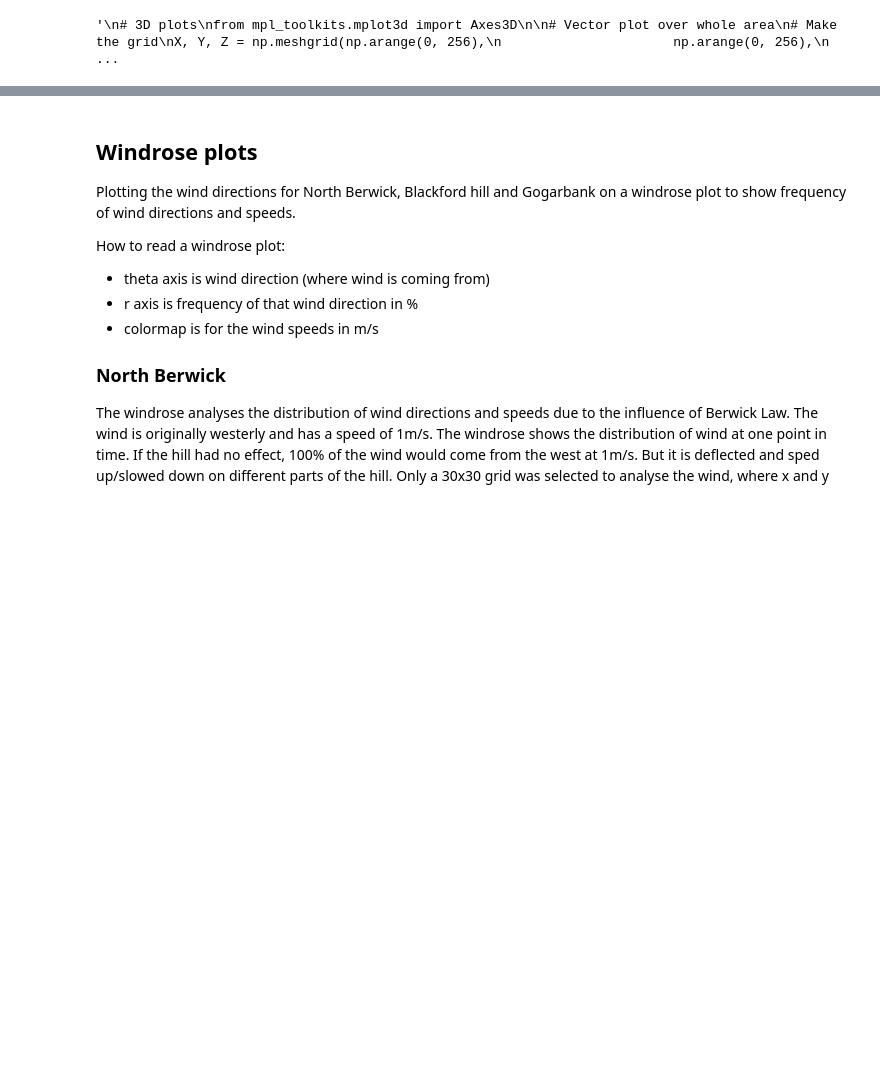
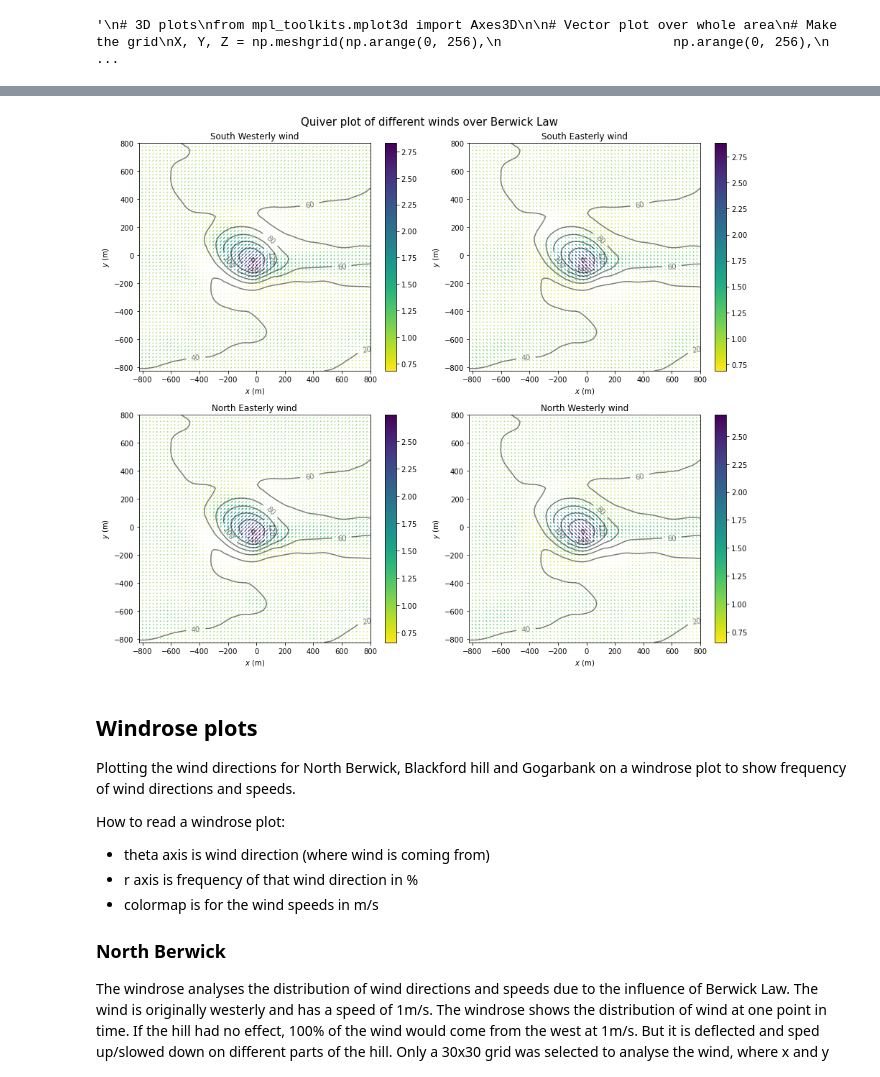
Before and after one commit to dhegedus99/MetGroupProject, a Jupyter notebook: WindNotebook.ipynb, the cells around one changed output, grey strips where cells are left out. Drawn from its saved outputs; the diff is of its cells as text; code cells hidden in the pictures; blank space fills up the shorter version.

```diff
--- a/WindNotebook.ipynb
+++ b/WindNotebook.ipynb
@@ -330,3 +455,47 @@ ax.quiver(X, Y, Z, u, v, w)
+# %%
+def quiver_wind(u,v,wind,z,title):
+    """
+    Input:
+    - u, v: wind components
+    - wind: overall wind
+    - z: topography
+    - title: title of the plot
+    Output  Plots streamsplot and topography
+    """
+    x = np.arange(-128,128)*dx
+    y = np.arange(-128,128)*dx
+    plt.quiver(x[95:161],y[95:161],u[95:161,95:161],v[95:161,95:161], wind[95:161,95:161], linewidth = 30,
+               cmap='viridis_r', pivot='mid', units='inches')
+    plt.colorbar()
+    #plt.clim(0, 3)
+    cs = plt.contour(x[95:161],y[95:161],z[95:161,95:161],alpha = 0.5, colors='k')
+    plt.clabel(cs,fmt='%d')
+    plt.xlabel('$x$ (m)')
+    plt.ylabel('$y$ (m)')
+    plt.title(title)
+
+plt.figure(figsize=(13, 11))
+
+# South Westerly wind
+plt.subplot(221)
+quiver_wind(usw,vsw,windsw,z,'South Westerly wind')
+
+# South Easterly wind
+plt.subplot(222)
+quiver_wind(use,vse,windse,z,'South Easterly wind')
+
+# North Easterly wind
+plt.subplot(223)
+quiver_wind(une,vne,windne,z,'North Easterly wind')
+
+# North Westerly wind
+plt.subplot(224)
+quiver_wind(unw,vnw,windnw,z,'North Westerly wind')
+
+plt.suptitle("Quiver plot of different winds over Berwick Law", fontsize = 15)
+plt.tight_layout()
+# %% [output]
+[figure, added]
 # %% [markdown]
 ## Windrose plots
 Plotting the wind directions for North Berwick, Blackford hill and Gogarbank on a windrose plot to show frequency of wind directions and speeds.
```
Also changed, not shown: parts of 4 cells of this notebook.
